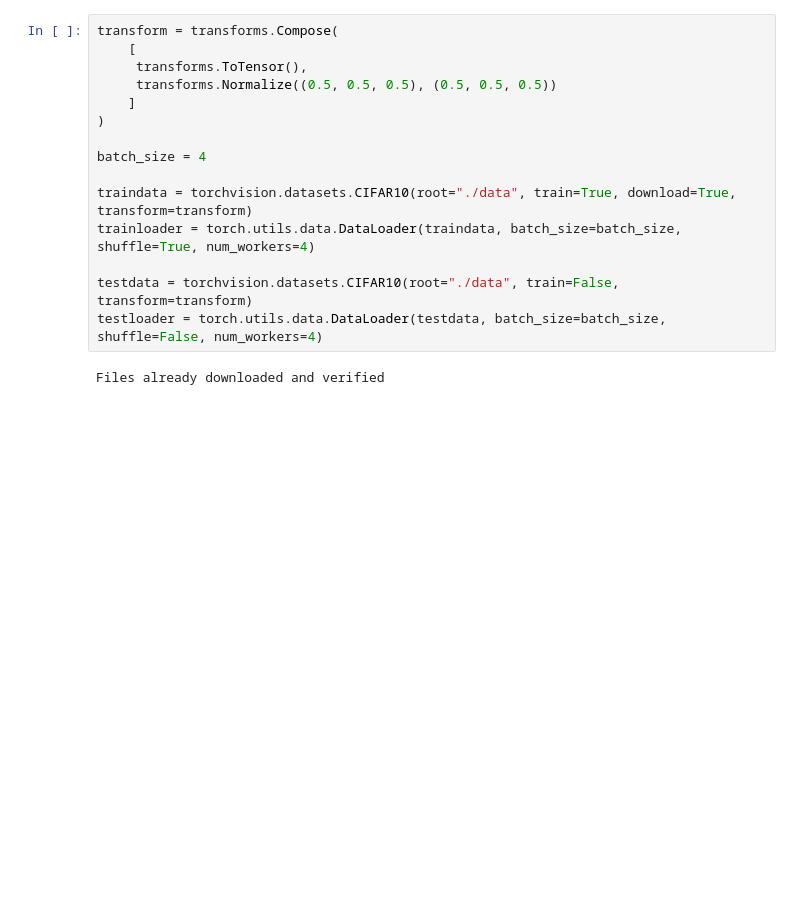
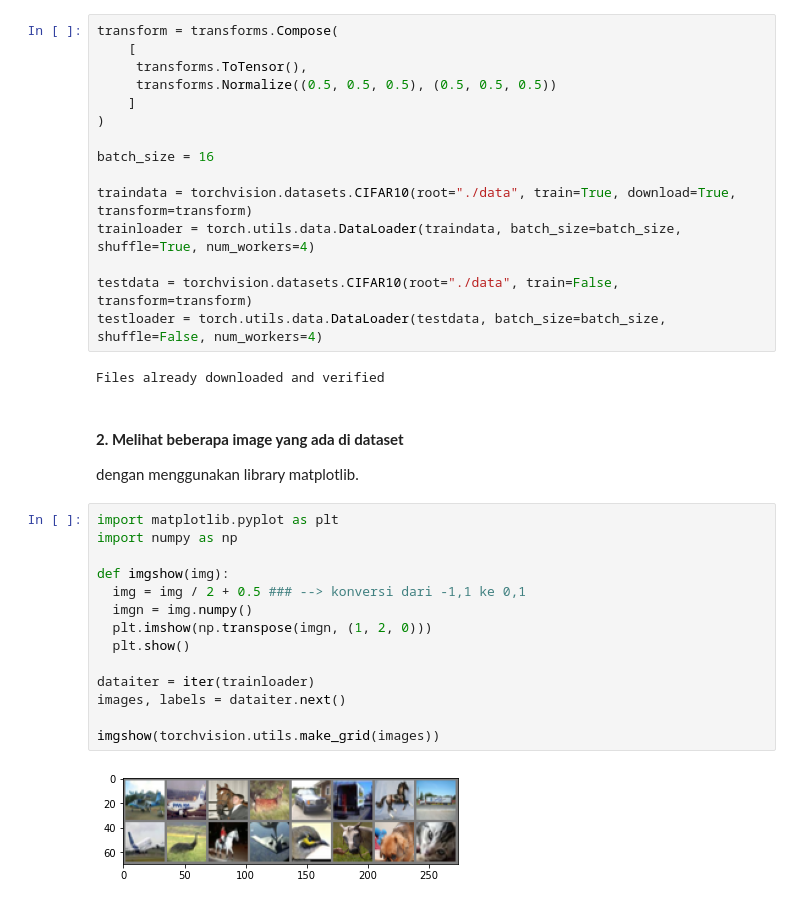
Before and after one commit to wafdanhafiy/firstpytorch, a Jupyter notebook: Pytorch1.ipynb, the cells around one changed output. Cells and saved outputs as stored; diff of their text form; blank space fills up the shorter version.

Commit message:
menampilkan image dari dataset

```diff
--- a/Pytorch1.ipynb
+++ b/Pytorch1.ipynb
@@ -17,7 +18,7 @@ transform = transforms.Compose(
     ]
 )
 
-batch_size = 4
+batch_size = 16
 
 traindata = torchvision.datasets.CIFAR10(root="./data", train=True, download=True, transform=transform)
 trainloader = torch.utils.data.DataLoader(traindata, batch_size=batch_size, shuffle=True, num_workers=4)
@@ -26,3 +27,23 @@ testdata = torchvision.datasets.CIFAR10(root="./data", train=False, transform=tr
 testloader = torch.utils.data.DataLoader(testdata, batch_size=batch_size, shuffle=False, num_workers=4)
 # %% [output]
 Files already downloaded and verified
+# %% [markdown]
+#### **2. Melihat beberapa image yang ada di dataset**
+
+dengan menggunakan library matplotlib.
+# %%
+import matplotlib.pyplot as plt
+import numpy as np
+
+def imgshow(img):
+  img = img / 2 + 0.5 ### --> konversi dari -1,1 ke 0,1
+  imgn = img.numpy()
+  plt.imshow(np.transpose(imgn, (1, 2, 0)))
+  plt.show()
+
+dataiter = iter(trainloader)
+images, labels = dataiter.next()
+
+imgshow(torchvision.utils.make_grid(images))
+# %% [output]
+[figure, added]
```
Also changed, not shown: parts of 1 cell of this notebook.
